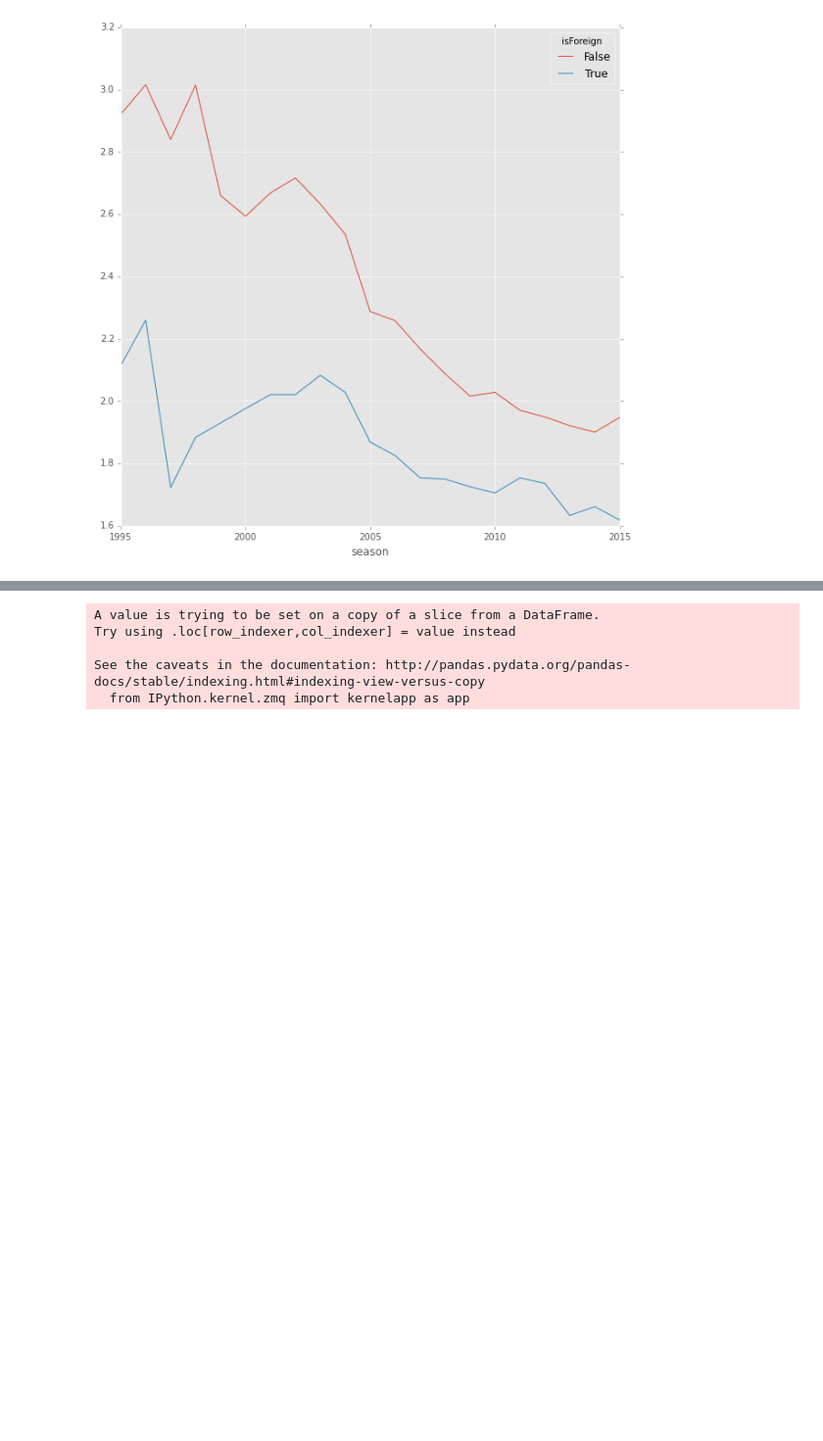
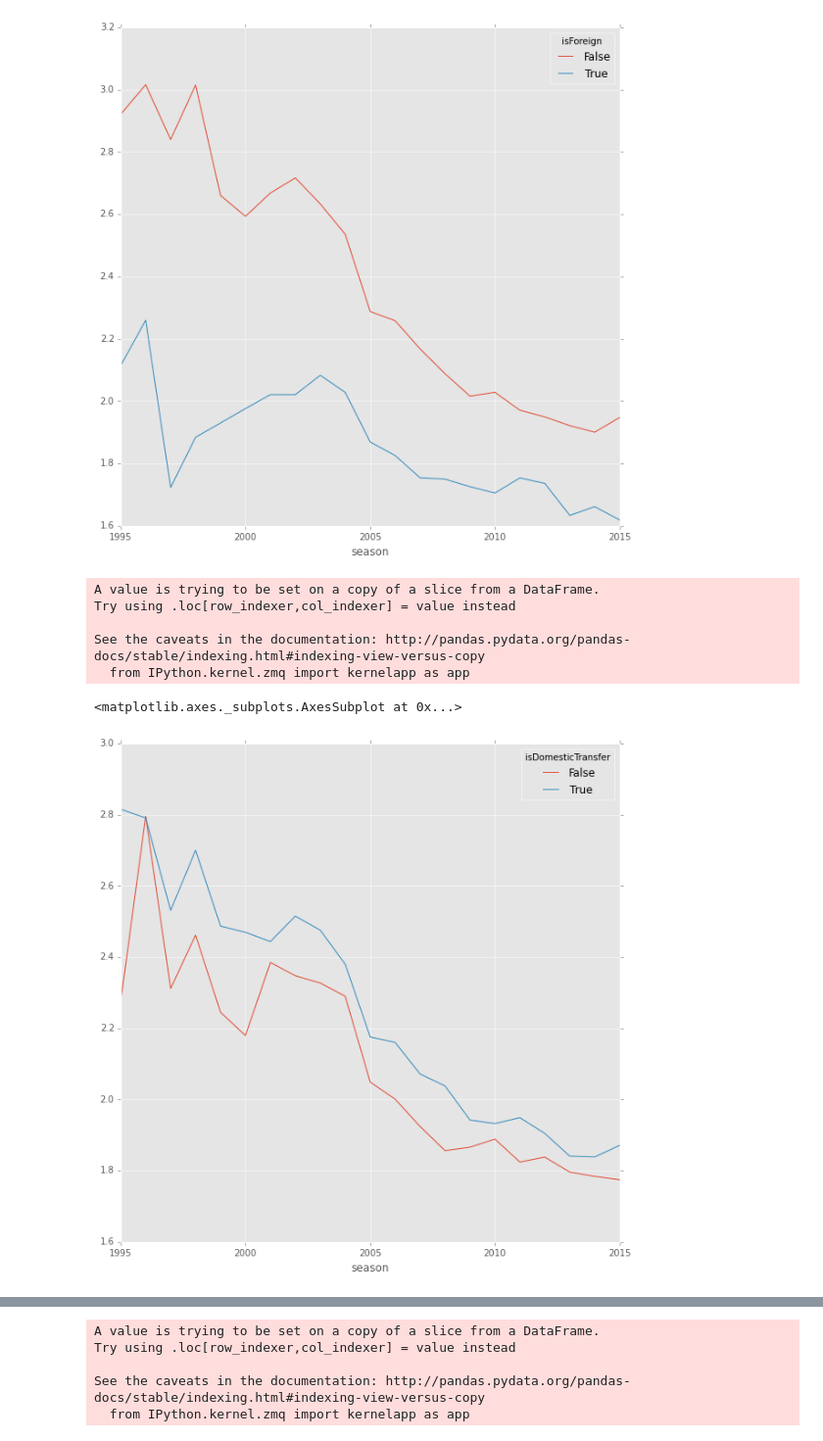
Before and after one commit to kebuhcah/soccer-history, a Jupyter notebook: notebooks/contract_length.ipynb, the cells around one changed output, grey strips where cells are left out. Shown at 98% size. Saved outputs shown, nothing was run; the diff lists cells and outputs as text; code cells hidden in the pictures; blank space fills up the shorter version.

```diff
--- a/notebooks/contract_length.ipynb
+++ b/notebooks/contract_length.ipynb
@@ -90,3 +90,16 @@ See the caveats in the documentation: http://pandas.pydata.org/pandas-docs/stabl
   from IPython.kernel.zmq import kernelapp as app
 <matplotlib.axes._subplots.AxesSubplot at 0x...>
 [figure]
+# %%
+s=transfers[(transfers.age>23)&(transfers.season>1994)&(transfers.fromCountry.isin(uefa))&(transfers.duration>0)]
+s['isDomesticTransfer']=s.fromCountry==s.toCountry
+ss=s.groupby(['season','isDomesticTransfer'])['duration']
+(ss.describe()/366).unstack(level=0).swaplevel().ix['mean'].T.plot.line(figsize=(10,10))
+# %% [output]
+A value is trying to be set on a copy of a slice from a DataFrame.
+Try using .loc[row_indexer,col_indexer] = value instead
+
+See the caveats in the documentation: http://pandas.pydata.org/pandas-docs/stable/indexing.html#indexing-view-versus-copy
+  from IPython.kernel.zmq import kernelapp as app
+<matplotlib.axes._subplots.AxesSubplot at 0x...>
+[figure, added]
```
Also changed, not shown: parts of 5 cells of this notebook.
